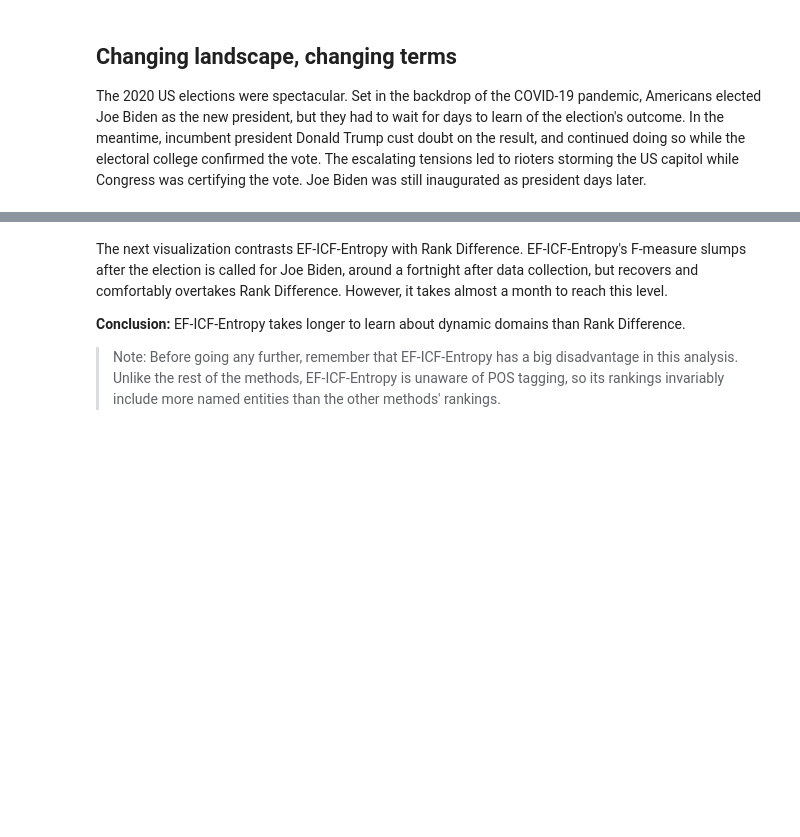
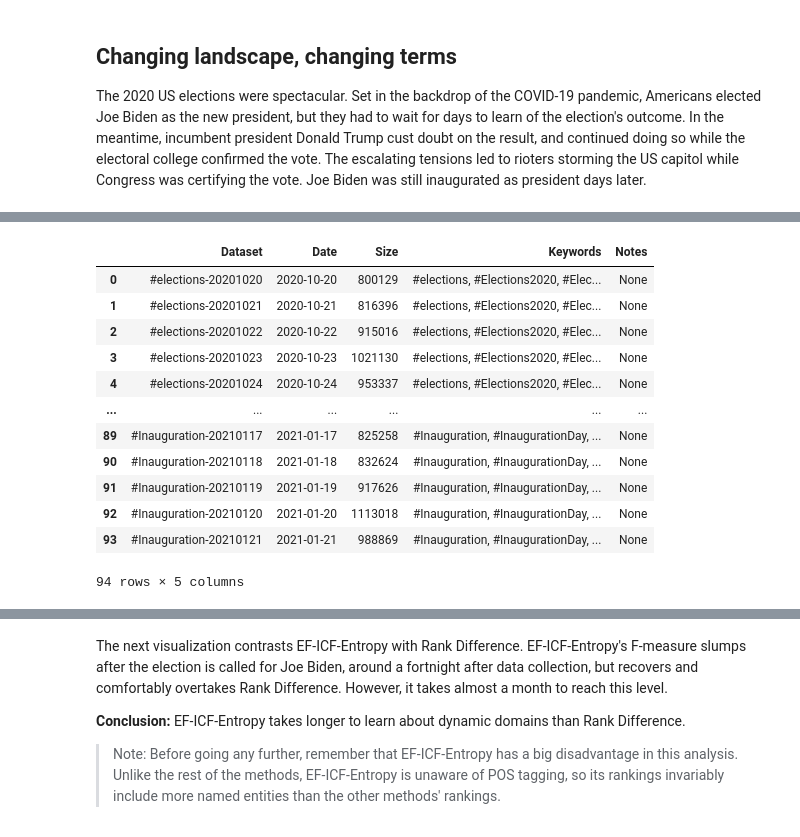
Before and after one commit to NicholasMamo/phd-data, a Jupyter notebook: chapter-4/section-4.5/notebooks/elections-dynamic.ipynb, the cells around one changed output, grey strips where cells are left out. Cells and saved outputs as stored; diff of their text form; code cells hidden in the pictures; blank space fills up the shorter version.

```diff
--- a/chapter-4/section-4.5/notebooks/elections-dynamic.ipynb
+++ b/chapter-4/section-4.5/notebooks/elections-dynamic.ipynb
@@ -161,0 +145,23 @@ viz.savefig('../exports/4.4-election-timeline.png', dpi=300, bbox_inches='tight'
+# %%
+tdf = pd.read_csv(data)
+tdf = tdf.drop(index=tdf.iloc[-3:].index, axis=1)
+tdf.Notes = None
+tdf.Date = pd.to_datetime(tdf.Date)
+tdf.Size = tdf.Size.fillna('0')
+tdf.Size = tdf.Size.apply(lambda x: x.replace(',', ''))
+tdf.Size = tdf.Size.astype(int)
+tdf
+# %% [output]
+|  | Dataset | Date | Size | Keywords | Notes |
+| 0 | #elections-20201020 | 2020-10-20 | 800129 | #elections, #Elections2020, #Elec... | None |
+| 1 | #elections-20201021 | 2020-10-21 | 816396 | #elections, #Elections2020, #Elec... | None |
+| 2 | #elections-20201022 | 2020-10-22 | 915016 | #elections, #Elections2020, #Elec... | None |
+| 3 | #elections-20201023 | 2020-10-23 | 1021130 | #elections, #Elections2020, #Elec... | None |
+| 4 | #elections-20201024 | 2020-10-24 | 953337 | #elections, #Elections2020, #Elec... | None |
+| ... | ... | ... | ... | ... | ... |
+| 89 | #Inauguration-20210117 | 2021-01-17 | 825258 | #Inauguration, #InaugurationDay, ... | None |
+| 90 | #Inauguration-20210118 | 2021-01-18 | 832624 | #Inauguration, #InaugurationDay, ... | None |
+| 91 | #Inauguration-20210119 | 2021-01-19 | 917626 | #Inauguration, #InaugurationDay, ... | None |
+| 92 | #Inauguration-20210120 | 2021-01-20 | 1113018 | #Inauguration, #InaugurationDay, ... | None |
+| 93 | #Inauguration-20210121 | 2021-01-21 | 988869 | #Inauguration, #InaugurationDay, ... | None |
+94 rows × 5 columns
```
Also changed, not shown: parts of 17 cells of this notebook, 12 other files.
